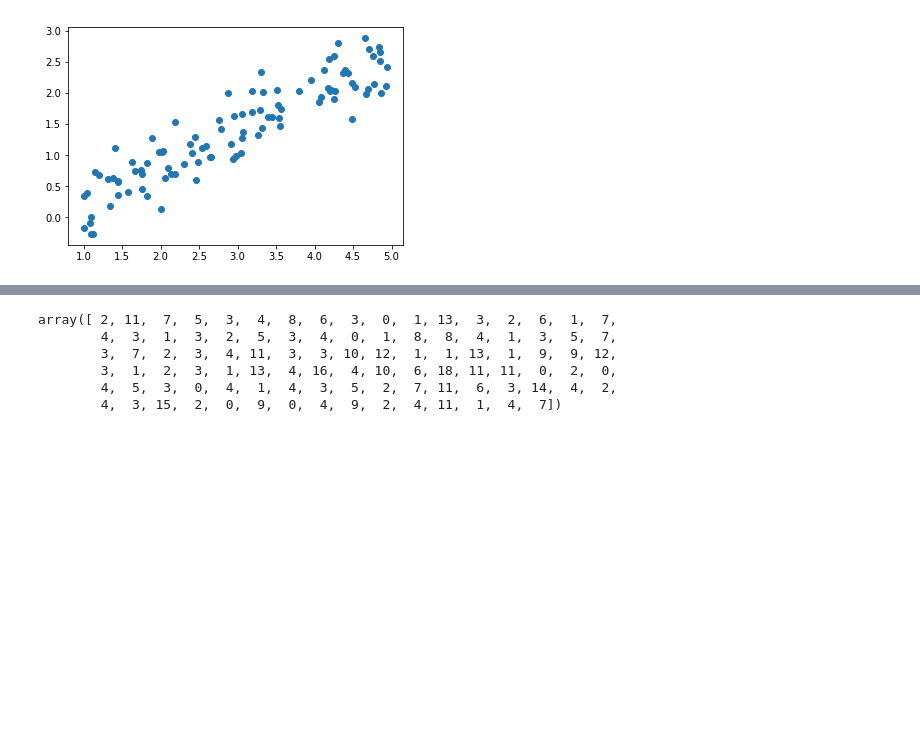
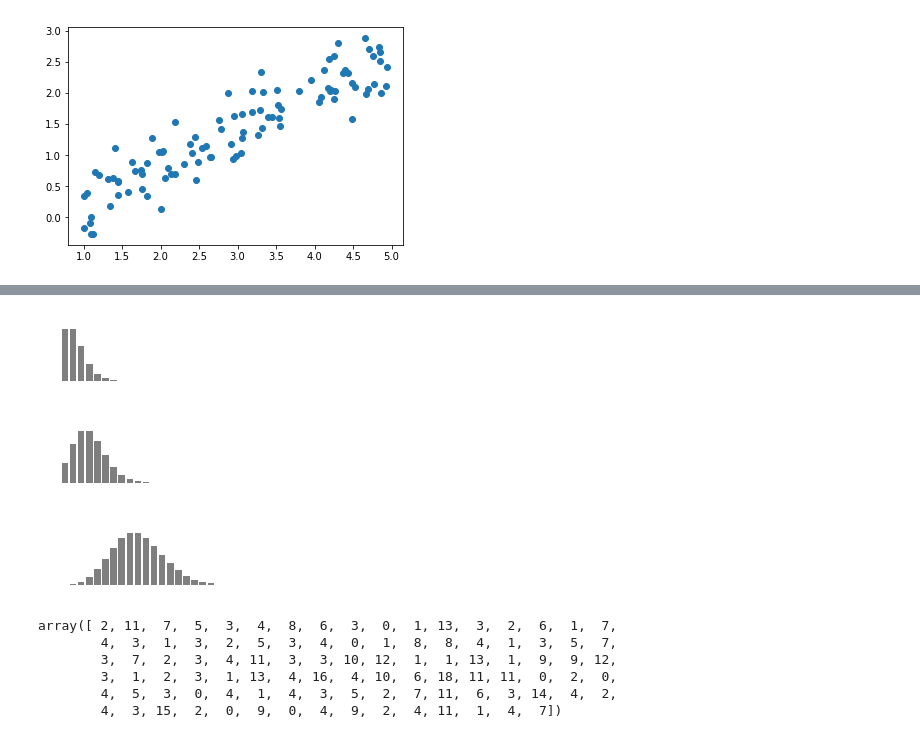
Before and after one commit to kidaufo/StatisticalModeling, a Jupyter notebook: PoissonRegression.ipynb, the cells around one changed output, grey strips where cells are left out. Drawn from its saved outputs; the diff is of its cells as text; code cells hidden in the pictures; blank space fills up the shorter version.

```diff
--- a/PoissonRegression.ipynb
+++ b/PoissonRegression.ipynb
@@ -49,3 +49,20 @@ plt.savefig("normal_dist.png", transparent=True)
+# %%
+xx = np.arange(1, 20)
+
+for lam in [2, 4, 10]:
+    fig, ax = plt.subplots(figsize=(3,1))
+    ax.bar(xx, stats.poisson.pmf(xx, mu=lam), color='k', alpha=0.5)
+
+    ax.tick_params(labelbottom="off",bottom="off") # x軸の削除
+    ax.tick_params(labelleft="off",left="off") # y軸の削除
+    ax.set_xticklabels([])
+    plt.box("off")
+
+    plt.savefig(f"poisson_dist_lam{lam}.png", transparent=True)
+# %% [output]
+[figure, added]
+[figure, added]
+[figure, added]
 # %%
 np.random.seed(5)
 n_sample = 100
```
Also changed, not shown: parts of 16 cells of this notebook.
